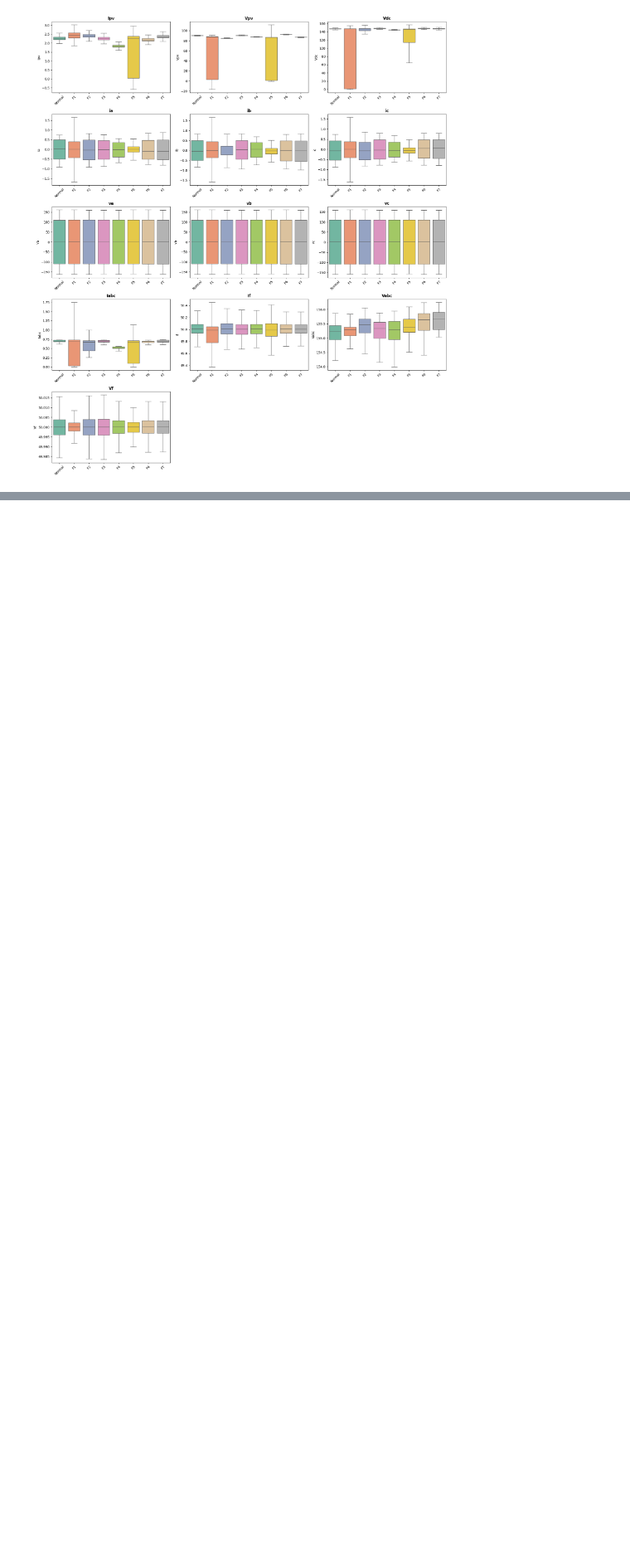
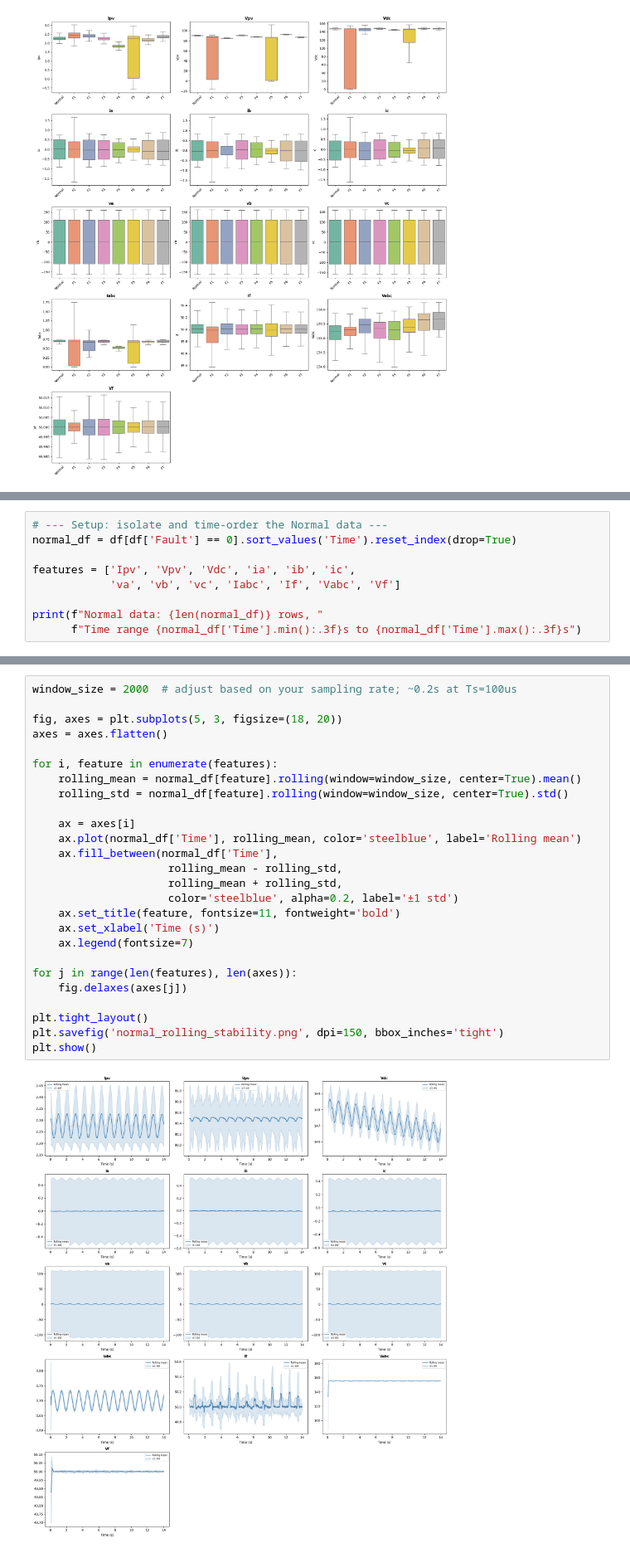
Before and after one commit to maddiew95/CD-study, a Jupyter notebook: eda.ipynb, the cells around one changed output, grey strips where cells are left out. Shown at 83% size. Drawn from its saved outputs; the diff is of its cells as text; blank space fills up the shorter version.

```diff
--- a/eda.ipynb
+++ b/eda.ipynb
@@ -120,0 +125,9 @@ Passing `palette` without assigning `hue` is deprecated and will be removed in v
+# %%
+# --- Setup: isolate and time-order the Normal data ---
+normal_df = df[df['Fault'] == 0].sort_values('Time').reset_index(drop=True)
+
+features = ['Ipv', 'Vpv', 'Vdc', 'ia', 'ib', 'ic',
+            'va', 'vb', 'vc', 'Iabc', 'If', 'Vabc', 'Vf']
+
+print(f"Normal data: {len(normal_df)} rows, "
+      f"Time range {normal_df['Time'].min():.3f}s to {normal_df['Time'].max():.3f}s")
@@ -120,0 +138,28 @@ Passing `palette` without assigning `hue` is deprecated and will be removed in v
+# %%
+window_size = 2000  # adjust based on your sampling rate; ~0.2s at Ts=100us
+
+fig, axes = plt.subplots(5, 3, figsize=(18, 20))
+axes = axes.flatten()
+
+for i, feature in enumerate(features):
+    rolling_mean = normal_df[feature].rolling(window=window_size, center=True).mean()
+    rolling_std = normal_df[feature].rolling(window=window_size, center=True).std()
+
+    ax = axes[i]
+    ax.plot(normal_df['Time'], rolling_mean, color='steelblue', label='Rolling mean')
+    ax.fill_between(normal_df['Time'],
+                     rolling_mean - rolling_std,
+                     rolling_mean + rolling_std,
+                     color='steelblue', alpha=0.2, label='±1 std')
+    ax.set_title(feature, fontsize=11, fontweight='bold')
+    ax.set_xlabel('Time (s)')
+    ax.legend(fontsize=7)
+
+for j in range(len(features), len(axes)):
+    fig.delaxes(axes[j])
+
+plt.tight_layout()
+plt.savefig('normal_rolling_stability.png', dpi=150, bbox_inches='tight')
+plt.show()
+# %% [output]
+[figure, added]
```
Also changed, not shown: parts of 9 cells of this notebook, 2 other files.
